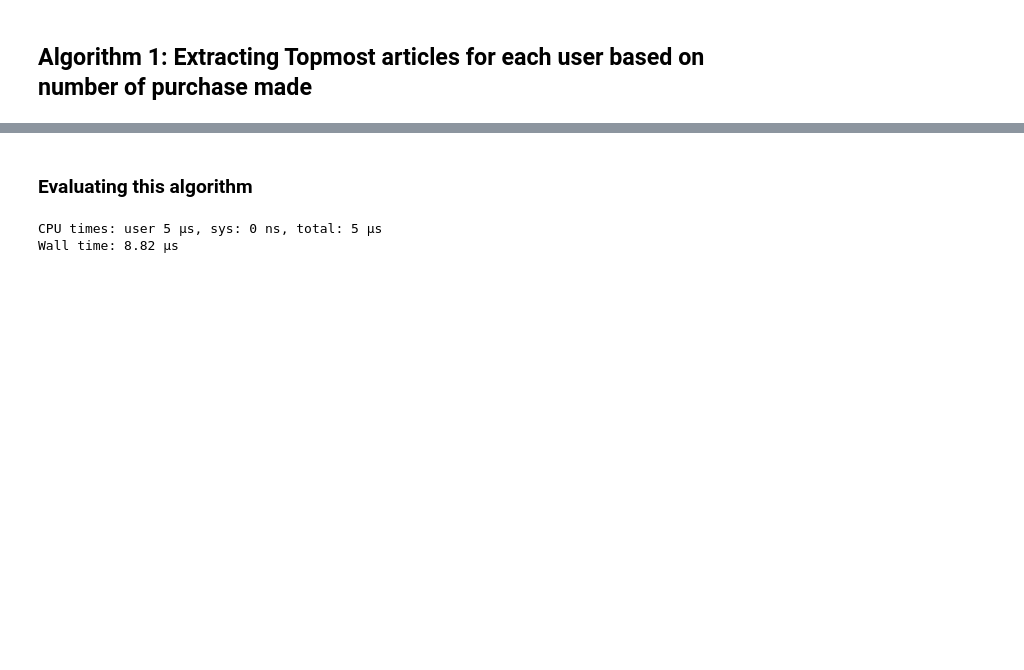
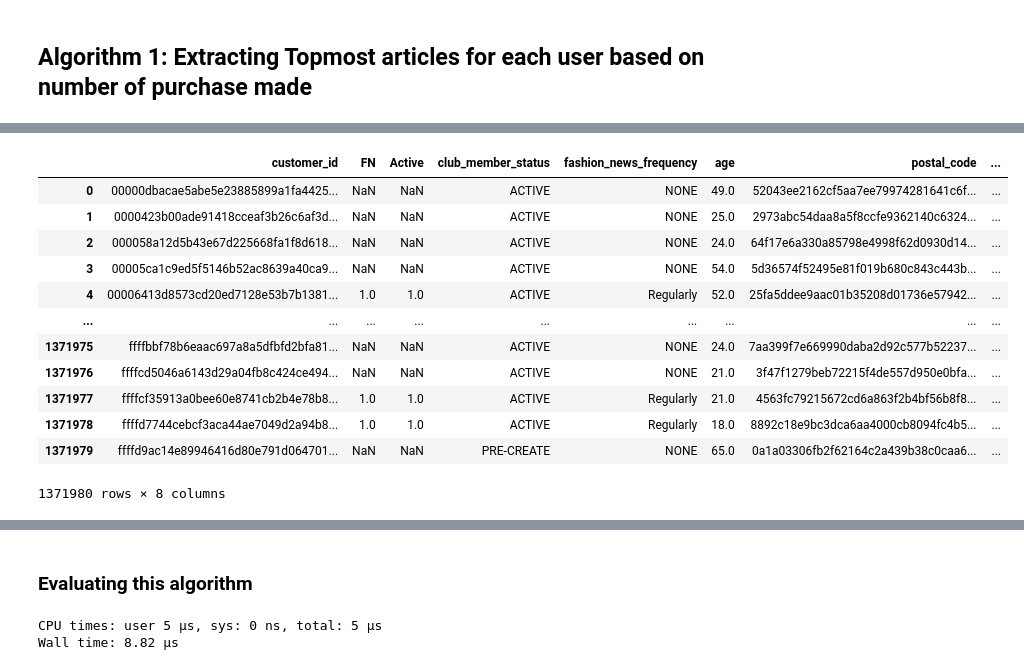
Before and after one commit to ManashJKonwar/Kaggle-HM-Recommender, a Jupyter notebook: hm-hybrid-training.ipynb, the cells around one changed output, grey strips where cells are left out. Drawn from its saved outputs; the diff is of its cells as text; code cells hidden in the pictures; blank space fills up the shorter version.

```diff
--- a/hm-hybrid-training.ipynb
+++ b/hm-hybrid-training.ipynb
@@ -235 +254,20 @@ array(['0751471001', '0706016001', '0915526001', '0751471043',
       dtype=object)
+# %%
+listBin = [-1, 19, 29, 39, 49, 59, 69, 119]
+customer_data_copy = customer_data.copy()
+customer_data_copy['age_bins'] = pd.cut(customer_data_copy['age'], listBin)
+customer_data_copy
+# %% [output]
+|  | customer_id | FN | Active | club_member_status | fashion_news_frequency | age | postal_code | ... |
+| 0 | 00000dbacae5abe5e23885899a1fa4425... | NaN | NaN | ACTIVE | NONE | 49.0 | 52043ee2162cf5aa7ee79974281641c6f... | ... |
+| 1 | 0000423b00ade91418cceaf3b26c6af3d... | NaN | NaN | ACTIVE | NONE | 25.0 | 2973abc54daa8a5f8ccfe9362140c6324... | ... |
+| 2 | 000058a12d5b43e67d225668fa1f8d618... | NaN | NaN | ACTIVE | NONE | 24.0 | 64f17e6a330a85798e4998f62d0930d14... | ... |
+| 3 | 00005ca1c9ed5f5146b52ac8639a40ca9... | NaN | NaN | ACTIVE | NONE | 54.0 | 5d36574f52495e81f019b680c843c443b... | ... |
+| 4 | 00006413d8573cd20ed7128e53b7b1381... | 1.0 | 1.0 | ACTIVE | Regularly | 52.0 | 25fa5ddee9aac01b35208d01736e57942... | ... |
+| ... | ... | ... | ... | ... | ... | ... | ... | ... |
+| 1371975 | ffffbbf78b6eaac697a8a5dfbfd2bfa81... | NaN | NaN | ACTIVE | NONE | 24.0 | 7aa399f7e669990daba2d92c577b52237... | ... |
+| 1371976 | ffffcd5046a6143d29a04fb8c424ce494... | NaN | NaN | ACTIVE | NONE | 21.0 | 3f47f1279beb72215f4de557d950e0bfa... | ... |
+| 1371977 | ffffcf35913a0bee60e8741cb2b4e78b8... | 1.0 | 1.0 | ACTIVE | Regularly | 21.0 | 4563fc79215672cd6a863f2b4bf56b8f8... | ... |
+| 1371978 | ffffd7744cebcf3aca44ae7049d2a94b8... | 1.0 | 1.0 | ACTIVE | Regularly | 18.0 | 8892c18e9bc3dca6aa4000cb8094fc4b5... | ... |
+| 1371979 | ffffd9ac14e89946416d80e791d064701... | NaN | NaN | PRE-CREATE | NONE | 65.0 | 0a1a03306fb2f62164c2a439b38c0caa6... | ... |
+1371980 rows × 8 columns
```
Also changed, not shown: parts of 88 cells of this notebook.
